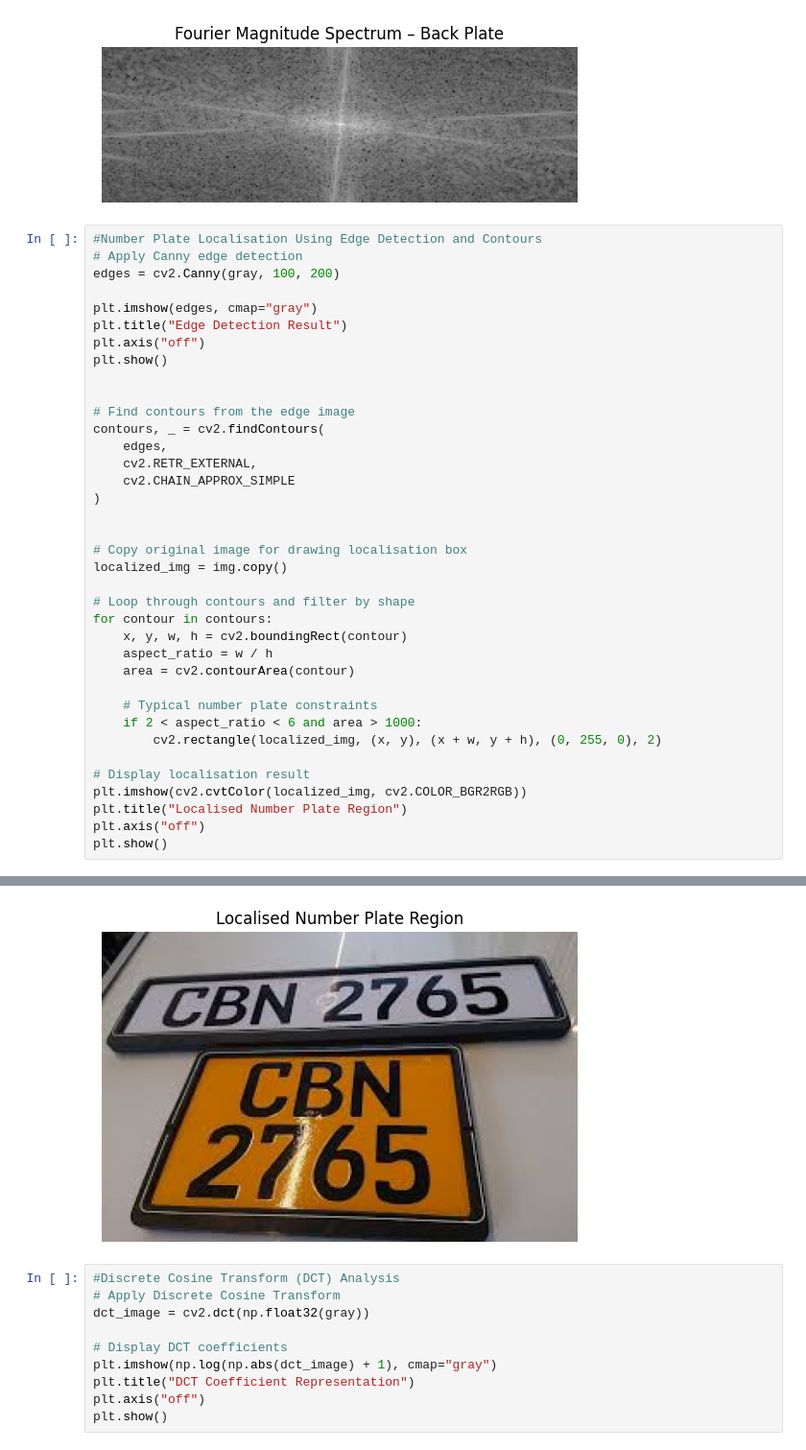
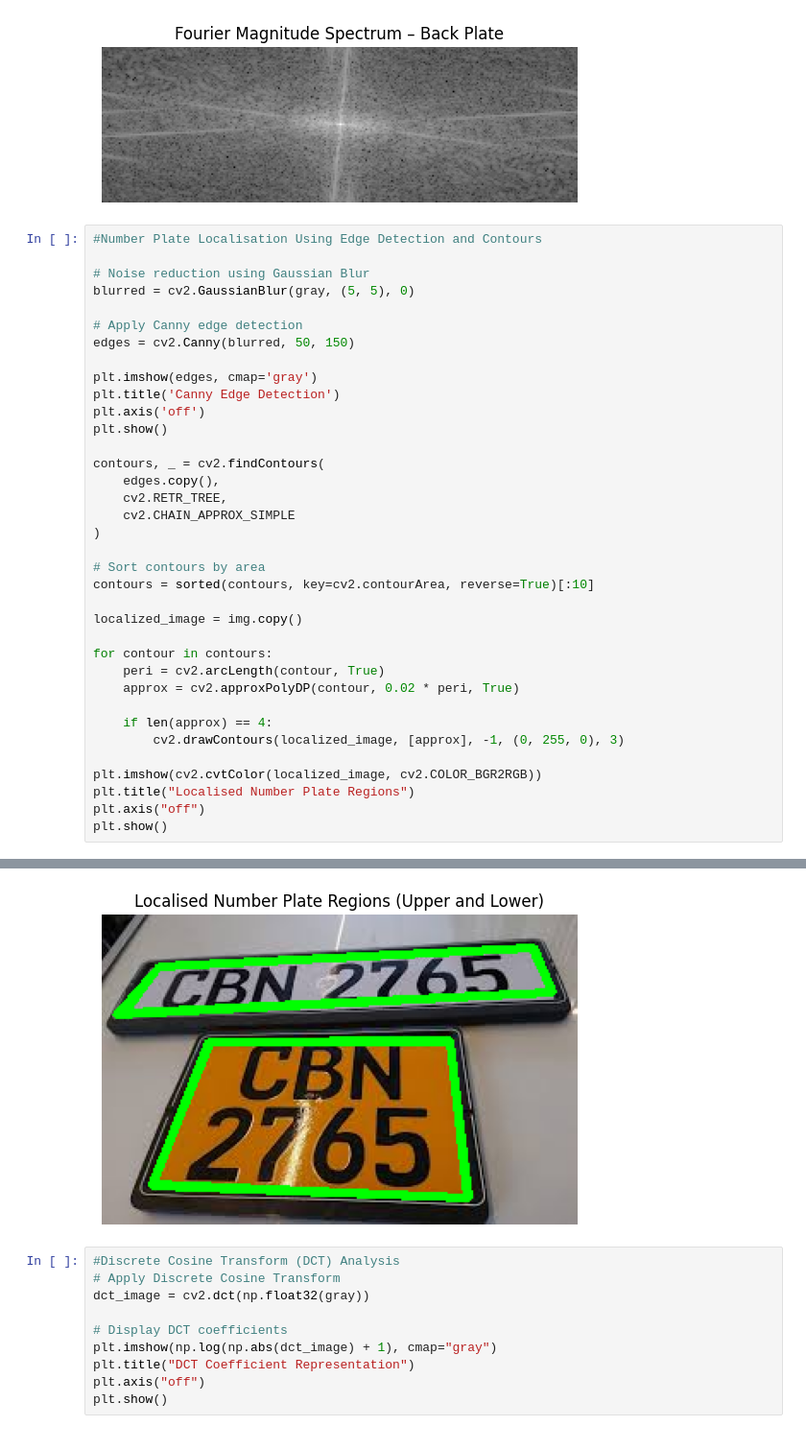
Before and after one commit to shavindukesara/CM2607-CW-Advanced-Mathematics, a Jupyter notebook: CM2607_CW_2425582.ipynb, the cells around one changed output, grey strips where cells are left out. Shown at 96% size. Saved outputs shown, nothing was run; the diff lists cells and outputs as text.

```diff
--- a/CM2607_CW_2425582.ipynb
+++ b/CM2607_CW_2425582.ipynb
@@ -265,39 +300,38 @@ show_fft(back_plate, "Fourier Magnitude Spectrum – Back Plate")
 [figure]
 # %%
 #Number Plate Localisation Using Edge Detection and Contours
+
+# Noise reduction using Gaussian Blur
+blurred = cv2.GaussianBlur(gray, (5, 5), 0)
+
 # Apply Canny edge detection
-edges = cv2.Canny(gray, 100, 200)
+edges = cv2.Canny(blurred, 50, 150)
 
-plt.imshow(edges, cmap="gray")
-plt.title("Edge Detection Result")
-plt.axis("off")
+plt.imshow(edges, cmap='gray')
+plt.title('Canny Edge Detection')
+plt.axis('off')
 plt.show()
 
-
-# Find contours from the edge image
 contours, _ = cv2.findContours(
-    edges,
-    cv2.RETR_EXTERNAL,
+    edges.copy(),
+    cv2.RETR_TREE,
     cv2.CHAIN_APPROX_SIMPLE
 )
 
+# Sort contours by area
+contours = sorted(contours, key=cv2.contourArea, reverse=True)[:10]
 
-# Copy original image for drawing localisation box
-localized_img = img.copy()
+localized_image = img.copy()
 
-# Loop through contours and filter by shape
 for contour in contours:
-    x, y, w, h = cv2.boundingRect(contour)
-    aspect_ratio = w / h
-    area = cv2.contourArea(contour)
+    peri = cv2.arcLength(contour, True)
+    approx = cv2.approxPolyDP(contour, 0.02 * peri, True)
 
-    # Typical number plate constraints
-    if 2 < aspect_ratio < 6 and area > 1000:
-        cv2.rectangle(localized_img, (x, y), (x + w, y + h), (0, 255, 0), 2)
+    if len(approx) == 4:
+        cv2.drawContours(localized_image, [approx], -1, (0, 255, 0), 3)
 
-# Display localisation result
-plt.imshow(cv2.cvtColor(localized_img, cv2.COLOR_BGR2RGB))
-plt.title("Localised Number Plate Region")
+plt.imshow(cv2.cvtColor(localized_image, cv2.COLOR_BGR2RGB))
+plt.title("Localised Number Plate Regions")
 plt.axis("off")
 plt.show()
 # %% [output]
@@ -305,4 +339,4 @@ plt.show()
-[figure, old version]
+[figure, new version]
 # %%
 #Discrete Cosine Transform (DCT) Analysis
 # Apply Discrete Cosine Transform
```
Also changed, not shown: parts of 3 cells of this notebook.
